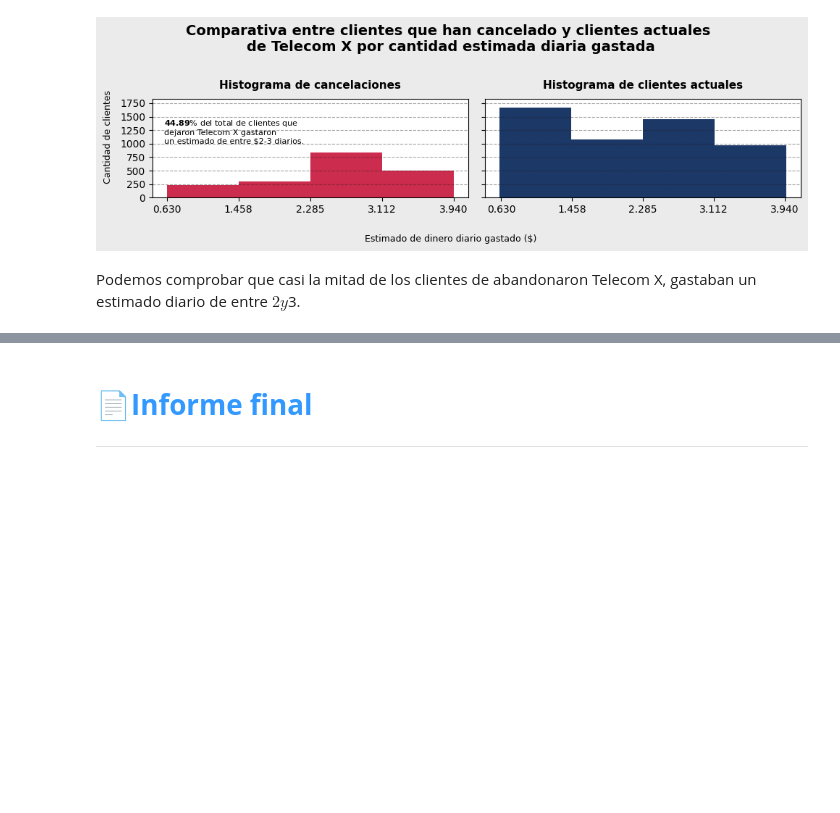
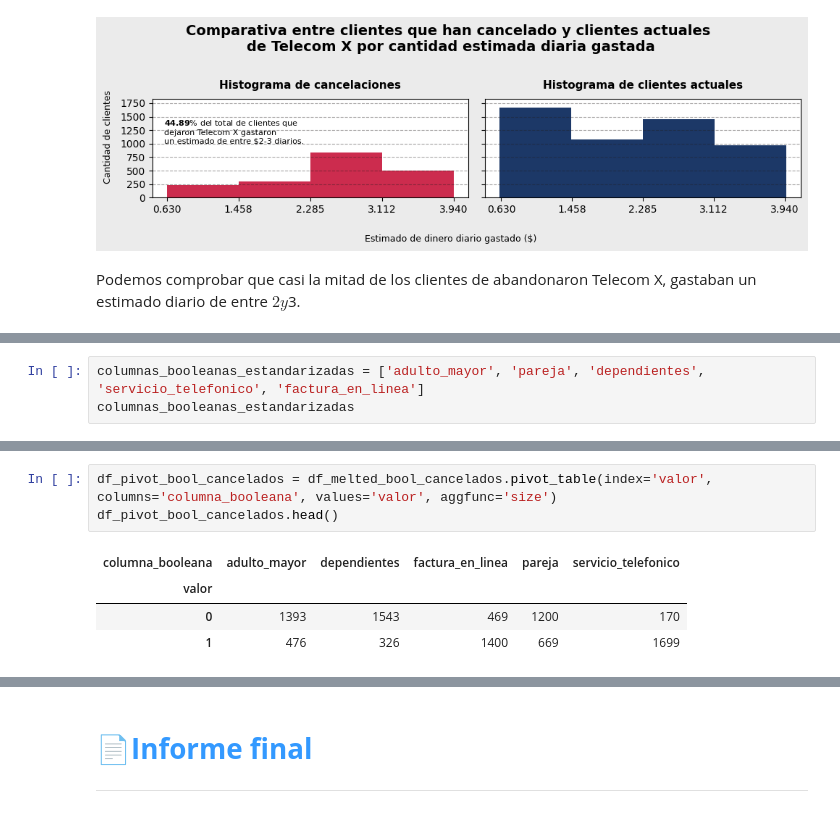
Before and after one commit to carloslozano-rg/challenge-telecom-x, a Jupyter notebook: TelecomX_LATAM.ipynb, the cells around one changed output, grey strips where cells are left out. Saved outputs shown, nothing was run; the diff lists cells and outputs as text; blank space fills up the shorter version.

```diff
--- a/TelecomX_LATAM.ipynb
+++ b/TelecomX_LATAM.ipynb
@@ -1580,0 +1593,3 @@ Podemos comprobar que casi la mitad de los clientes de abandonaron Telecom X, ga
+# %%
+columnas_booleanas_estandarizadas = ['adulto_mayor', 'pareja', 'dependientes', 'servicio_telefonico', 'factura_en_linea']
+columnas_booleanas_estandarizadas
@@ -1580,0 +1616,8 @@ Podemos comprobar que casi la mitad de los clientes de abandonaron Telecom X, ga
+# %%
+df_pivot_bool_cancelados = df_melted_bool_cancelados.pivot_table(index='valor', columns='columna_booleana', values='valor', aggfunc='size')
+df_pivot_bool_cancelados.head()
+# %% [output]
+| columna_booleana | adulto_mayor | dependientes | factura_en_linea | pareja | servicio_telefonico |
+| valor |  |  |  |  |  |
+| 0 | 1393 | 1543 | 469 | 1200 | 170 |
+| 1 | 476 | 326 | 1400 | 669 | 1699 |
```
Also changed, not shown: parts of 14 cells of this notebook.
